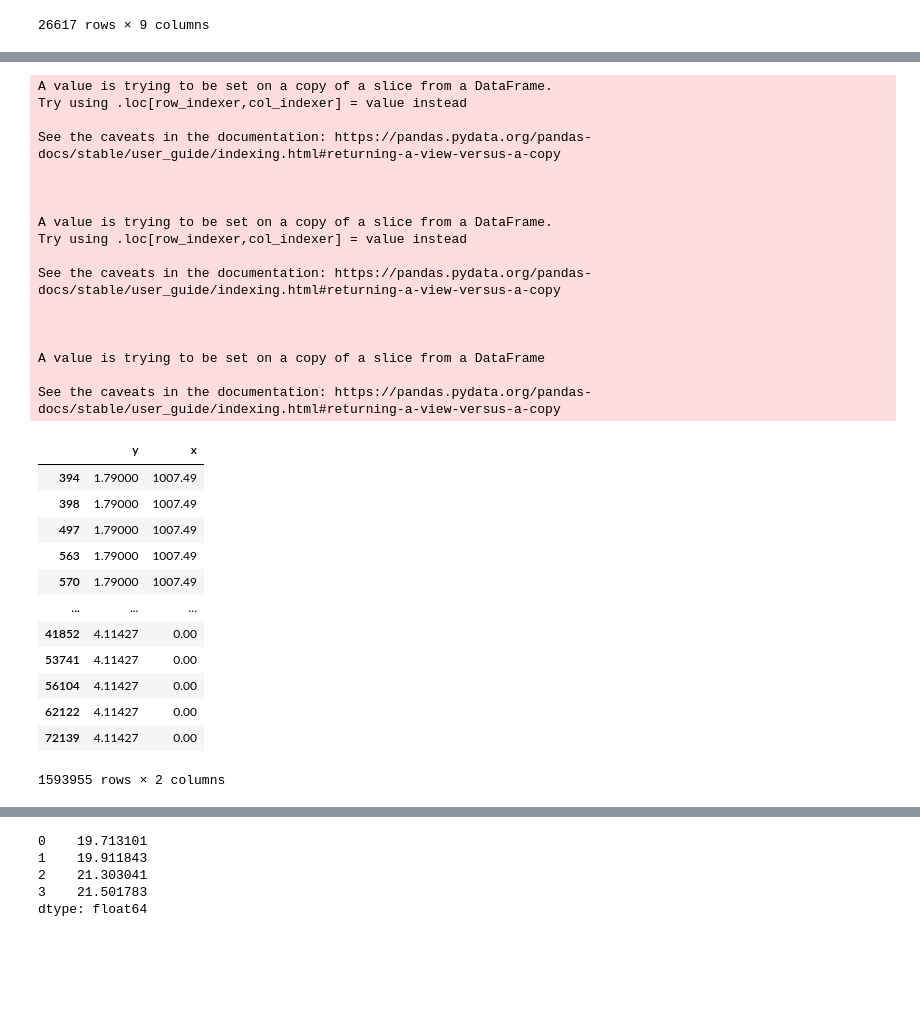
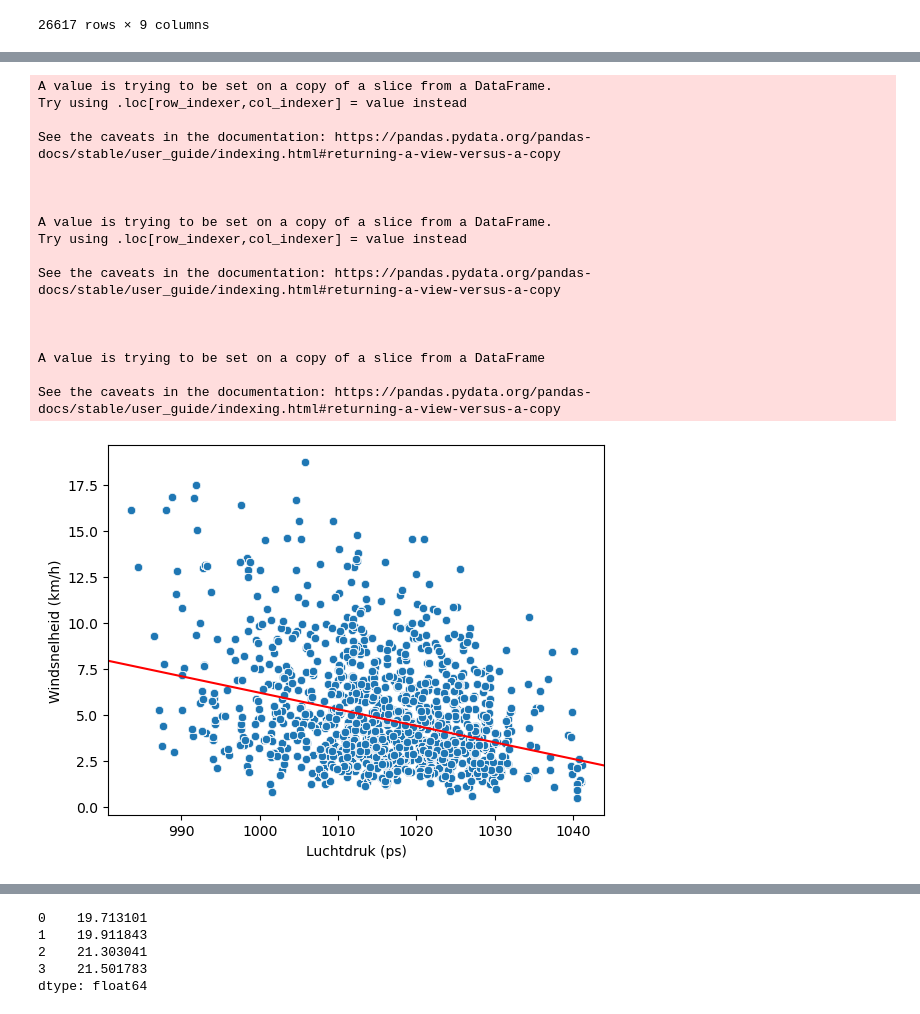
Before and after one commit to tj-072/eindpresentatie_VAv2, a Jupyter notebook: analyse.ipynb, the cells around one changed output, grey strips where cells are left out. Cells and saved outputs as stored; diff of their text form; code cells hidden in the pictures; blank space fills up the shorter version.

```diff
--- a/analyse.ipynb
+++ b/analyse.ipynb
@@ -389,37 +322,33 @@ import seaborn as sns
 # %%
 df=numerical_columns[['Windsnelheid (km/h)','Luchtdruk (ps)']]
 df['y']=df['Windsnelheid (km/h)']
 df['x']=df['Luchtdruk (ps)']
 df.drop(columns=['Windsnelheid (km/h)','Luchtdruk (ps)'], inplace=True)
-df
+df = df.replace(0, np.NaN)
+
+df= df.dropna()
+model = smf.ols(formula= 'y~x', data=df).fit()
+model.summary()
+ax = sns.scatterplot(x=df.x, y=df.y)
+sm.graphics.abline_plot(model_results=model, ax=ax, color= "red")
+ax.set(ylabel="Windsnelheid (km/h)", xlabel="Luchtdruk (ps)")
+plt.show()
 # %% [output]
 A value is trying to be set on a copy of a slice from a DataFrame.
 Try using .loc[row_indexer,col_indexer] = value instead
 
 See the caveats in the documentation: https://pandas.pydata.org/pandas-docs/stable/user_guide/indexing.html#returning-a-view-versus-a-copy
 
 
 
 A value is trying to be set on a copy of a slice from a DataFrame.
 Try using .loc[row_indexer,col_indexer] = value instead
 
 See the caveats in the documentation: https://pandas.pydata.org/pandas-docs/stable/user_guide/indexing.html#returning-a-view-versus-a-copy
 
 
 
 A value is trying to be set on a copy of a slice from a DataFrame
 
 See the caveats in the documentation: https://pandas.pydata.org/pandas-docs/stable/user_guide/indexing.html#returning-a-view-versus-a-copy
-|  | y | x |
-| 394 | 1.79000 | 1007.49 |
-| 398 | 1.79000 | 1007.49 |
-| 497 | 1.79000 | 1007.49 |
-| 563 | 1.79000 | 1007.49 |
-| 570 | 1.79000 | 1007.49 |
-| ... | ... | ... |
-| 41852 | 4.11427 | 0.00 |
-| 53741 | 4.11427 | 0.00 |
-| 56104 | 4.11427 | 0.00 |
-| 62122 | 4.11427 | 0.00 |
-| 72139 | 4.11427 | 0.00 |
-1593955 rows × 2 columns
+[figure, added]
```
Also changed, not shown: parts of 12 cells of this notebook, 1 other file.
